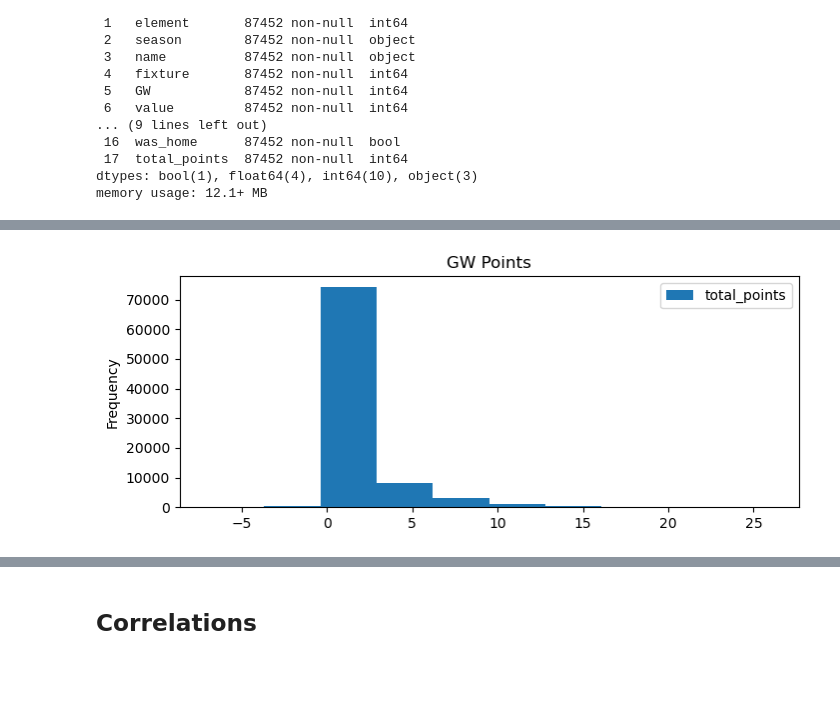
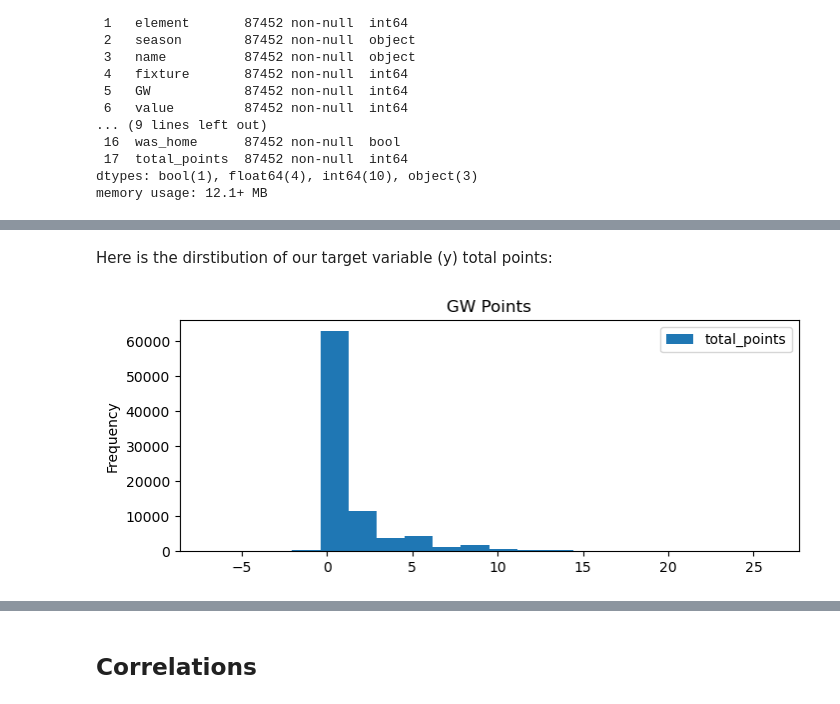
Before and after one commit to mps2e15/FPL_GameweekPrediction, a Jupyter notebook: notebooks/1. EDA.ipynb, the cells around one changed output, grey strips where cells are left out. Saved outputs shown, nothing was run; the diff lists cells and outputs as text; code cells hidden in the pictures; blank space fills up the shorter version.

```diff
--- a/notebooks/1. EDA.ipynb
+++ b/notebooks/1. EDA.ipynb
@@ -40,5 +71,7 @@ We would like to be able to predict the output points for multipele steps in the
+# %% [markdown]
+Here is the dirstibution of our target variable (y) total points:
 # %%
-fpl_data[TARGET].plot.hist(bins=10,figsize=(8,3),title="GW Points")
+fpl_data[TARGET].plot.hist(bins=20,figsize=(8,3),title="GW Points")
 plt.show()
 # %% [output]
-[figure, old version]
+[figure, new version]
```
Also changed, not shown: parts of 40 cells of this notebook, 1 other file.
